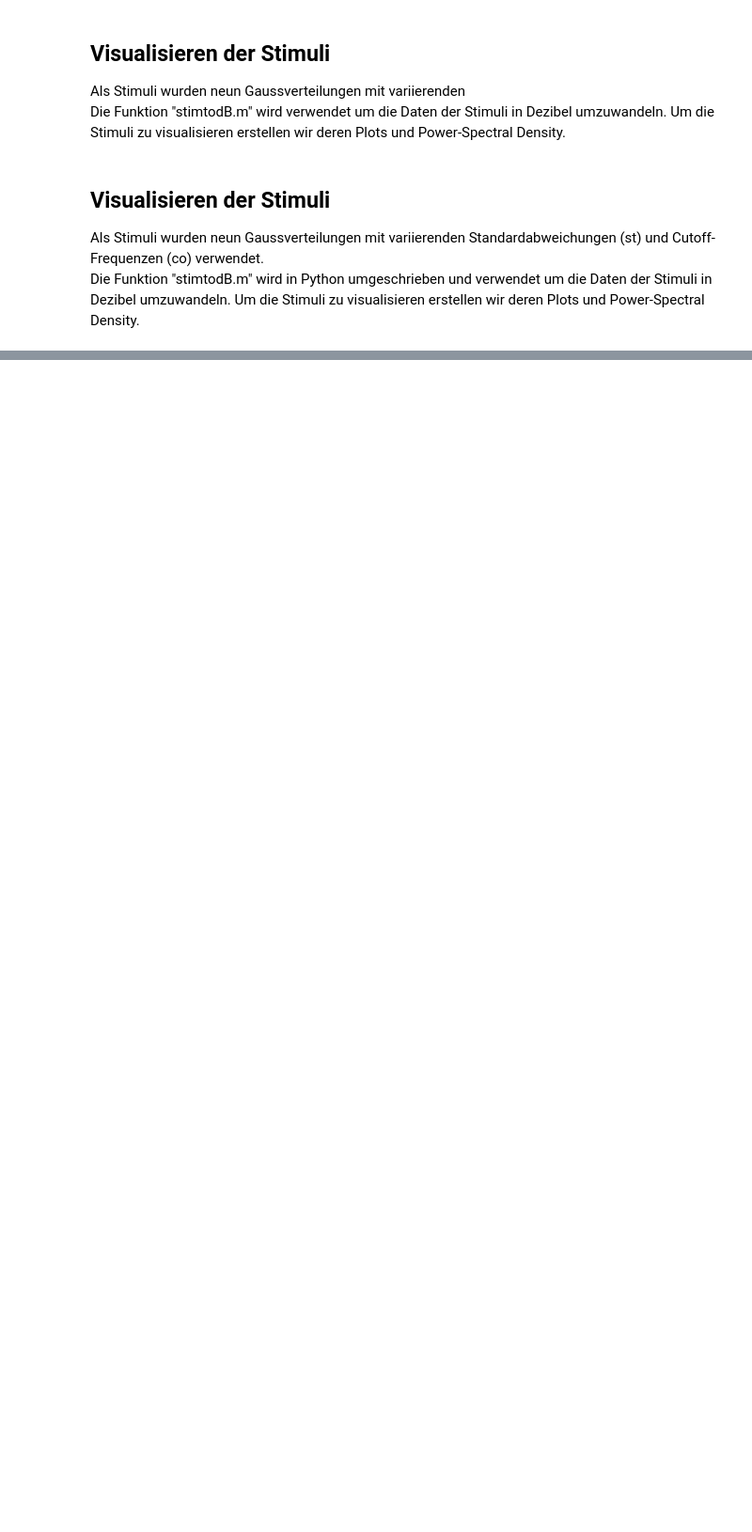
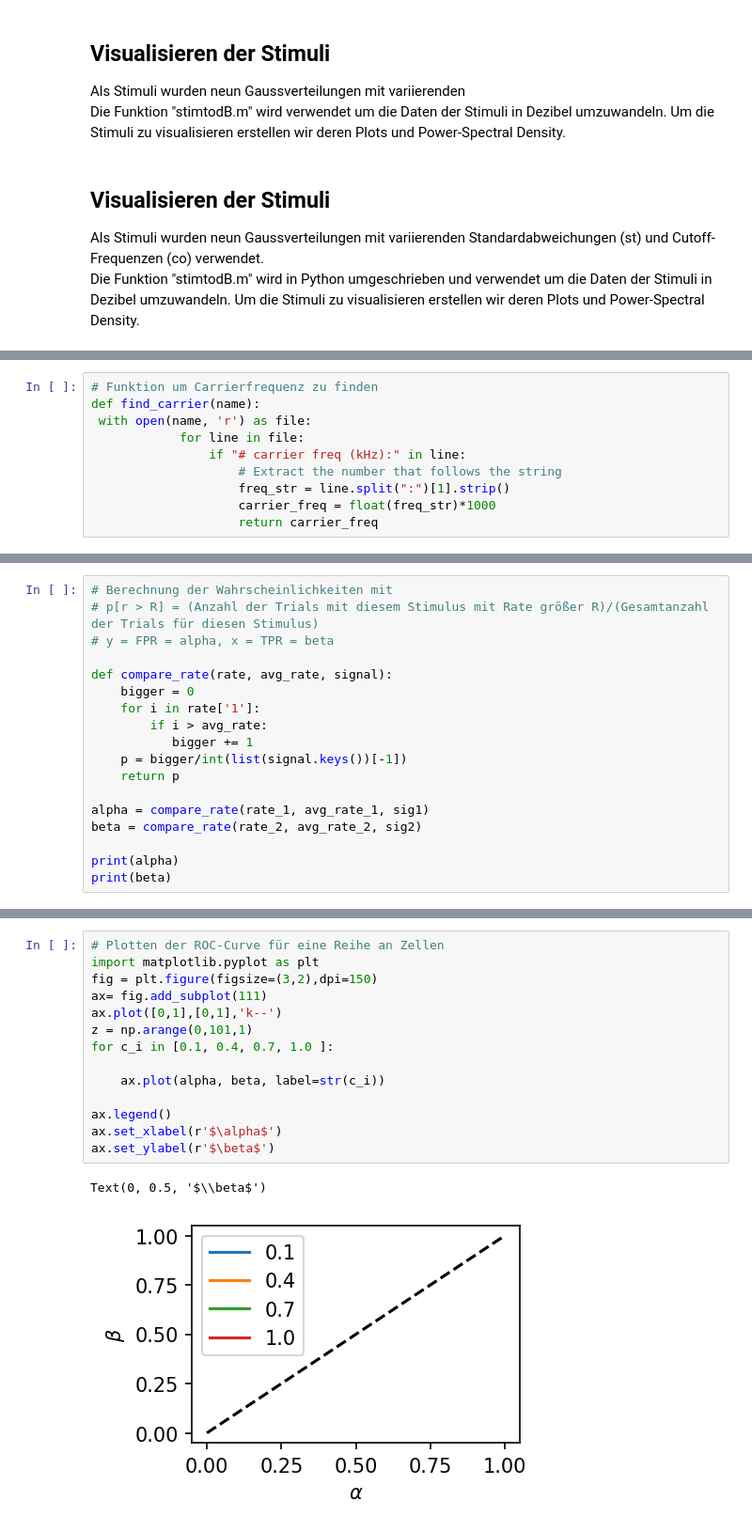
Before and after one commit to LeonKolb/Comp2, a Jupyter notebook: Project.ipynb, the cells around one changed output, grey strips where cells are left out. Shown at 94% size. Cells and saved outputs as stored; diff of their text form; blank space fills up the shorter version.

```diff
--- a/Project.ipynb
+++ b/Project.ipynb
@@ -360,0 +332,10 @@ def firing_prob(spikes, coherence, minHz, maxHz, dat): #dat ist bspw. ./03-01-16
+# %%
+# Funktion um Carrierfrequenz zu finden
+def find_carrier(name):
+ with open(name, 'r') as file:
+            for line in file:
+                if "# carrier freq (kHz):" in line:
+                    # Extract the number that follows the string
+                    freq_str = line.split(":")[1].strip()
+                    carrier_freq = float(freq_str)*1000
+                    return carrier_freq
@@ -360,0 +408,18 @@ def firing_prob(spikes, coherence, minHz, maxHz, dat): #dat ist bspw. ./03-01-16
+# %%
+# Berechnung der Wahrscheinlichkeiten mit
+# p[r > R] = (Anzahl der Trials mit diesem Stimulus mit Rate größer R)/(Gesamtanzahl der Trials für diesen Stimulus)
+# y = FPR = alpha, x = TPR = beta
+
+def compare_rate(rate, avg_rate, signal):
+    bigger = 0
+    for i in rate['1']:
+        if i > avg_rate:
+           bigger += 1
+    p = bigger/int(list(signal.keys())[-1])
+    return p
+
+alpha = compare_rate(rate_1, avg_rate_1, sig1)
+beta = compare_rate(rate_2, avg_rate_2, sig2)
+
+print(alpha)
+print(beta)
@@ -360,0 +429,17 @@ def firing_prob(spikes, coherence, minHz, maxHz, dat): #dat ist bspw. ./03-01-16
+# %%
+# Plotten der ROC-Curve für eine Reihe an Zellen
+import matplotlib.pyplot as plt
+fig = plt.figure(figsize=(3,2),dpi=150)
+ax= fig.add_subplot(111)
+ax.plot([0,1],[0,1],'k--')
+z = np.arange(0,101,1)
+for c_i in [0.1, 0.4, 0.7, 1.0 ]:
+
+    ax.plot(alpha, beta, label=str(c_i))
+
+ax.legend()
+ax.set_xlabel(r'$\alpha$')
+ax.set_ylabel(r'$\beta$')
+# %% [output]
+Text(0, 0.5, '$\\beta$')
+[figure, added]
```
Also changed, not shown: parts of 29 cells of this notebook, 7 other files.
